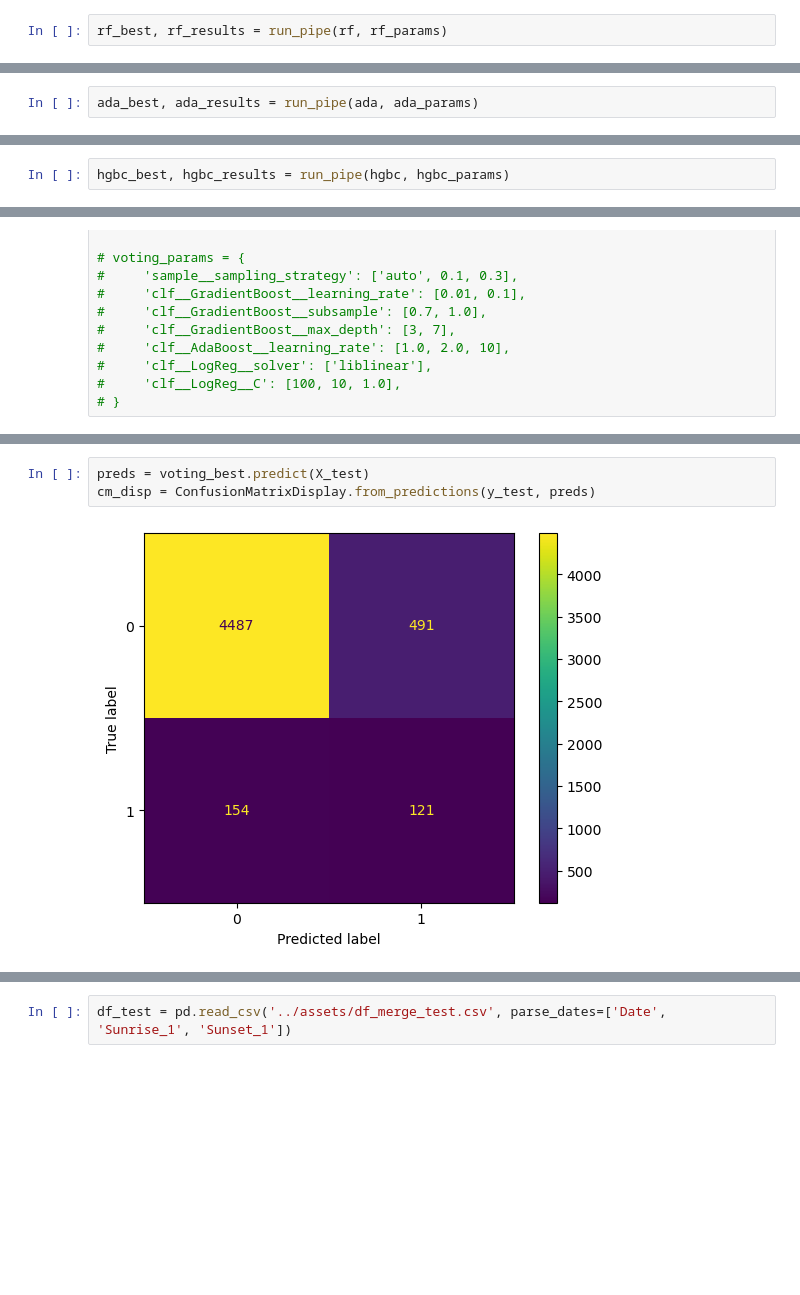
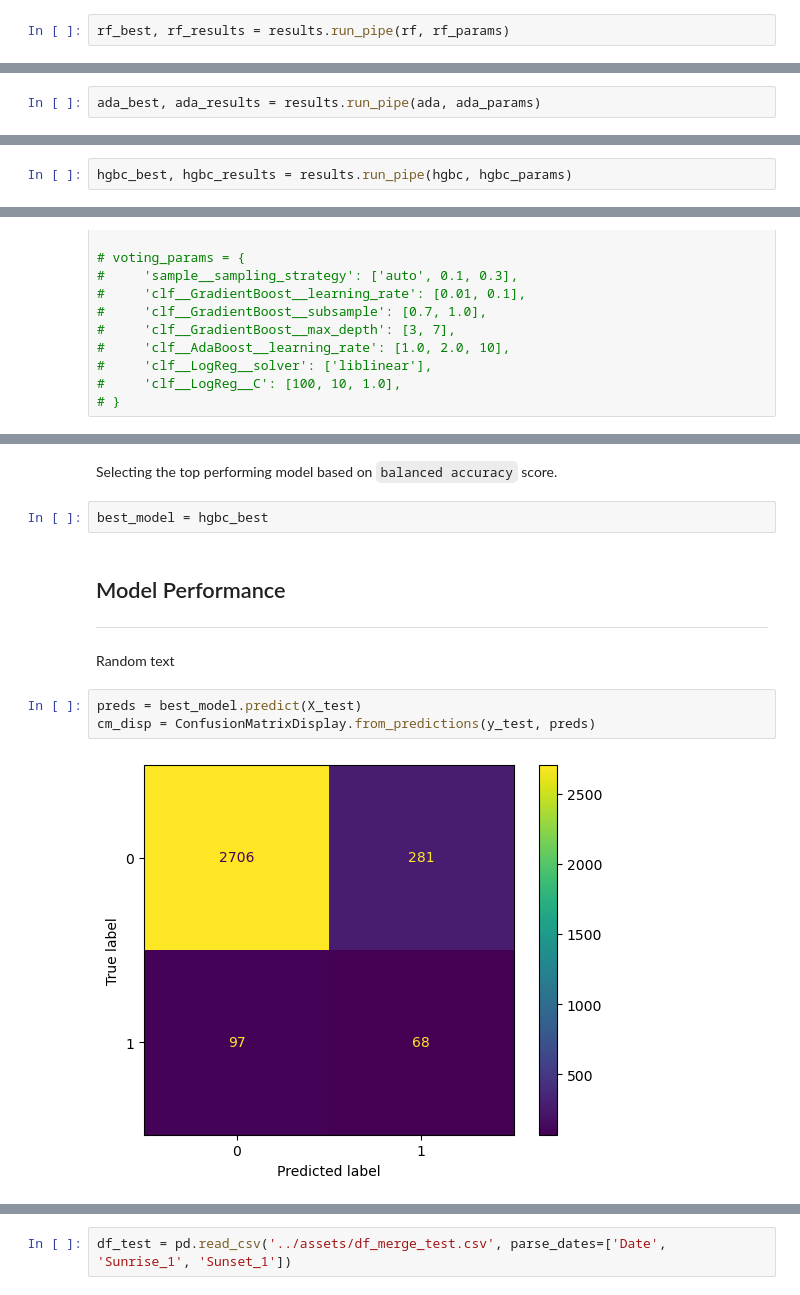
Before and after one commit to eeshawn11/DSI33-Project4, a Jupyter notebook: code/Part_2_Modelling.ipynb, the cells around one changed output, grey strips where cells are left out. Saved outputs shown, nothing was run; the diff lists cells and outputs as text; blank space fills up the shorter version.

```diff
--- a/code/Part_2_Modelling.ipynb
+++ b/code/Part_2_Modelling.ipynb
@@ -315,5 +335,5 @@ Best Params:  {'clf__activation': 'tanh', 'clf__alpha': 0.01, 'clf__hidden_layer
 # %%
-rf_best, rf_results = run_pipe(rf, rf_params)
+rf_best, rf_results = results.run_pipe(rf, rf_params)
 # %% [output]
 Fitting RandomForestClassifier
 Fitting 3 folds for each of 18 candidates, totalling 54 fits
@@ -323,5 +343,5 @@ Best Params:  {'clf__ccp_alpha': 0.01, 'clf__max_features': 'log2', 'clf__n_esti
 # %%
-ada_best, ada_results = run_pipe(ada, ada_params)
+ada_best, ada_results = results.run_pipe(ada, ada_params)
 # %% [output]
 Fitting AdaBoostClassifier
 Fitting 3 folds for each of 9 candidates, totalling 27 fits
@@ -333,5 +351,5 @@ Best Params:  {'clf__learning_rate': 1.0, 'clf__n_estimators': 150}
 # %%
-hgbc_best, hgbc_results = run_pipe(hgbc, hgbc_params)
+hgbc_best, hgbc_results = results.run_pipe(hgbc, hgbc_params)
 # %% [output]
 Fitting HistGradientBoostingClassifier
 Fitting 3 folds for each of 27 candidates, totalling 81 fits
@@ -419,8 +445,18 @@ table_model_results()
+# %% [markdown]
+Selecting the top performing model based on `balanced accuracy` score.
+# %%
+best_model = hgbc_best
+# %% [markdown]
+## Model Performance
+
+---
+
+Random text
 # %%
-preds = voting_best.predict(X_test)
+preds = best_model.predict(X_test)
 cm_disp = ConfusionMatrixDisplay.from_predictions(y_test, preds)
 # %% [output]
-[figure, old version]
+[figure, new version]
 # %%
 print(classification_report(y_test, preds))
 # %% [output]
```
Also changed, not shown: parts of 53 cells of this notebook.
